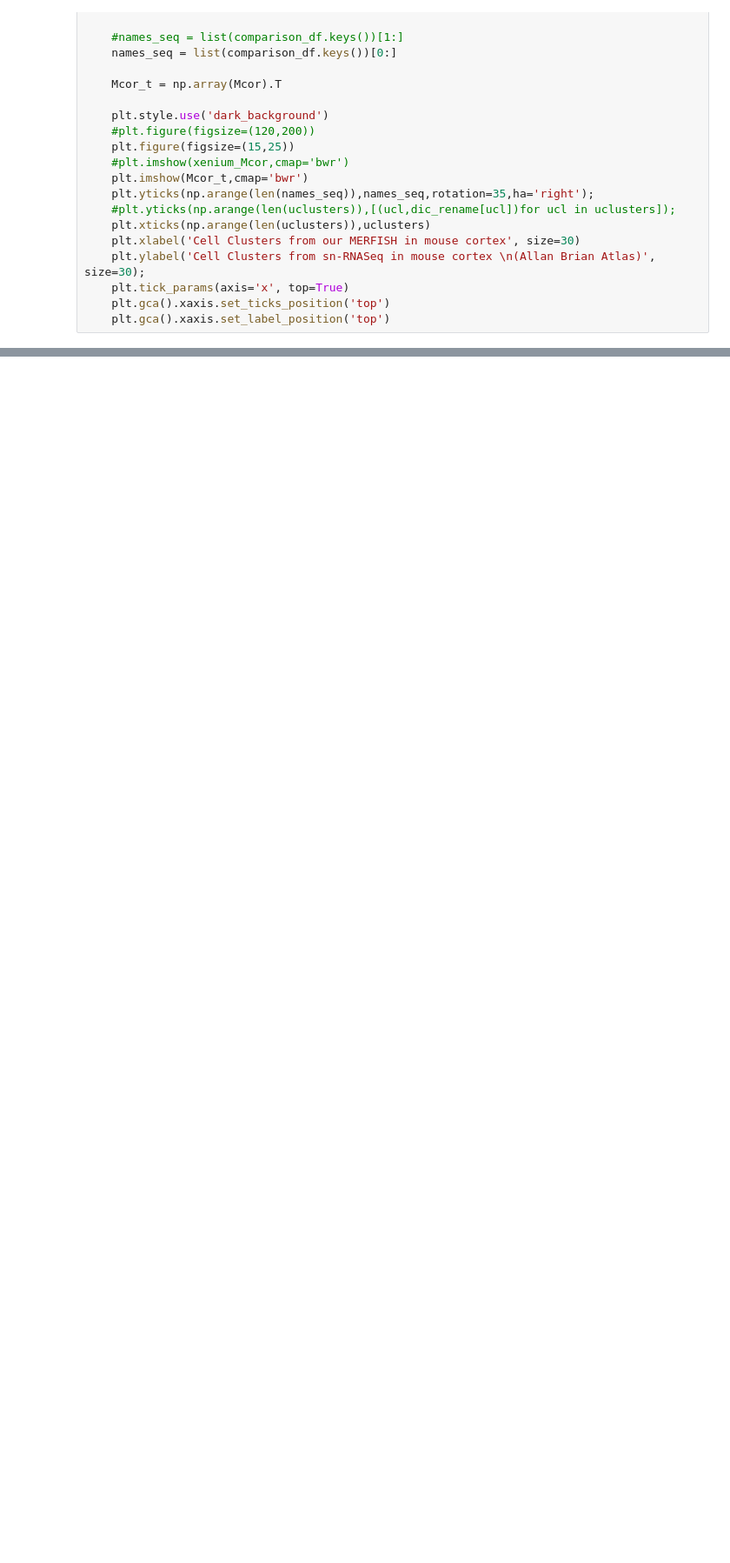
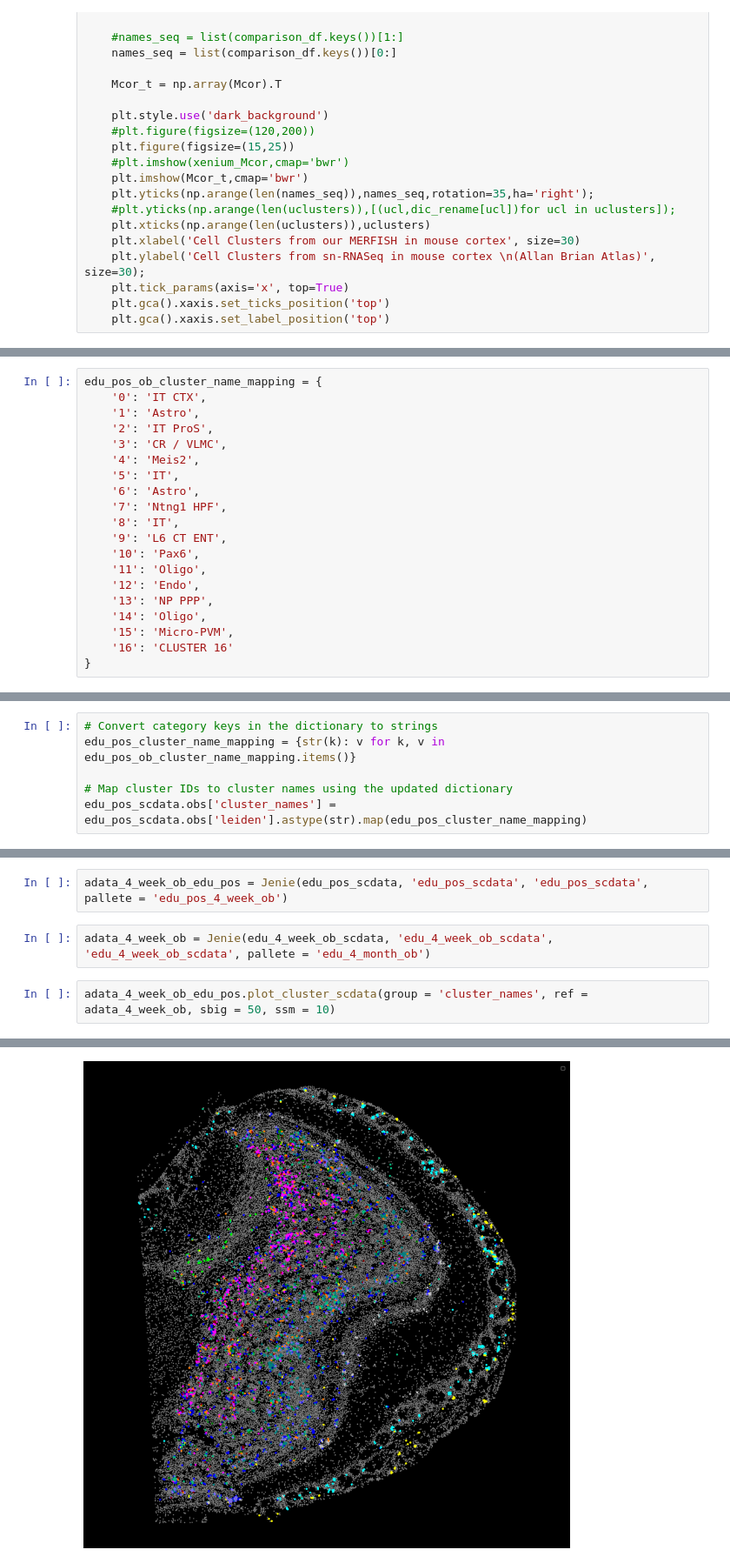
Before and after one commit to krisalejo/Edu-Pos-Analysis, a Jupyter notebook: Edu4WeekPosAnalysis.ipynb, the cells around one changed output, grey strips where cells are left out. Shown at 87% size. Saved outputs shown, nothing was run; the diff lists cells and outputs as text; blank space fills up the shorter version.

```diff
--- a/Edu4WeekPosAnalysis.ipynb
+++ b/Edu4WeekPosAnalysis.ipynb
@@ -195,3 +199,23 @@ def generate_cell_type(scdata, ref_df):
 generate_cell_type(edu_pos_scdata, aba)
 # %% [output]
 [figure]
+# %%
+edu_pos_ob_cluster_name_mapping = {
+    '0': 'IT CTX',
+    '1': 'Astro',
+    '2': 'IT ProS',
+    '3': 'CR / VLMC',
+    '4': 'Meis2',
+    '5': 'IT',
+    '6': 'Astro',
+    '7': 'Ntng1 HPF',
+    '8': 'IT',
+    '9': 'L6 CT ENT',
+    '10': 'Pax6',
+    '11': 'Oligo',
+    '12': 'Endo',
+    '13': 'NP PPP',
+    '14': 'Oligo',
+    '15': 'Micro-PVM',
+    '16': 'CLUSTER 16'
+}
@@ -197,0 +224,6 @@ generate_cell_type(edu_pos_scdata, aba)
+# %%
+# Convert category keys in the dictionary to strings
+edu_pos_cluster_name_mapping = {str(k): v for k, v in edu_pos_ob_cluster_name_mapping.items()}
+
+# Map cluster IDs to cluster names using the updated dictionary
+edu_pos_scdata.obs['cluster_names'] = edu_pos_scdata.obs['leiden'].astype(str).map(edu_pos_cluster_name_mapping)
@@ -197,0 +281,7 @@ generate_cell_type(edu_pos_scdata, aba)
+# %%
+adata_4_week_ob_edu_pos = Jenie(edu_pos_scdata, 'edu_pos_scdata', 'edu_pos_scdata', pallete = 'edu_pos_4_week_ob')
+# %%
+adata_4_week_ob = Jenie(edu_4_week_ob_scdata, 'edu_4_week_ob_scdata', 'edu_4_week_ob_scdata', pallete = 'edu_4_month_ob')
+# %%
+adata_4_week_ob_edu_pos.plot_cluster_scdata(group = 'cluster_names', ref = adata_4_week_ob, sbig = 50, ssm = 10)
+# %% [output]
@@ -197,0 +289 @@ generate_cell_type(edu_pos_scdata, aba)
+[figure, added]
```
Also changed, not shown: parts of 12 cells of this notebook.
